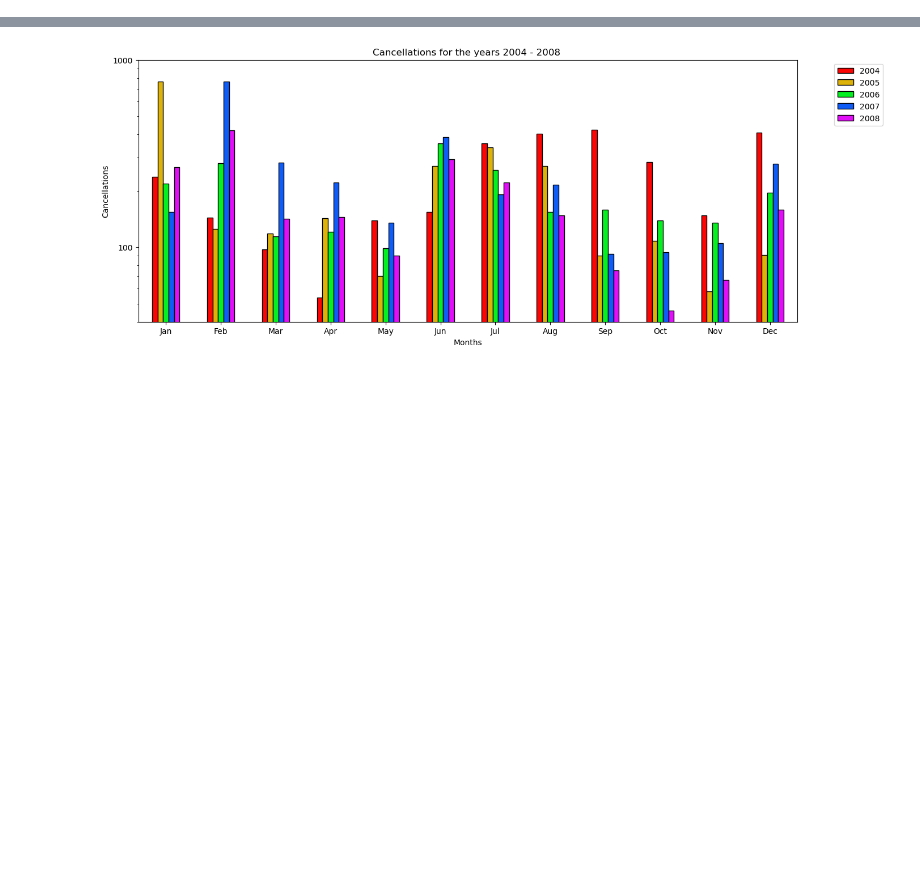
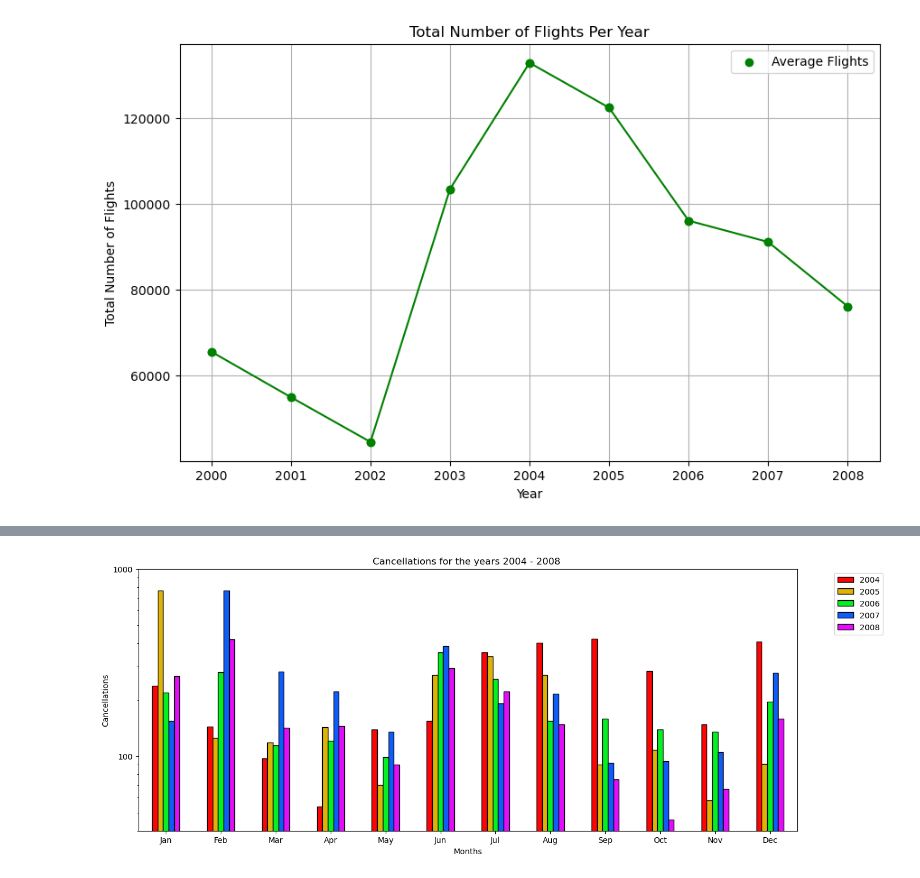
Before and after one commit to purcellcjp/module_7_project_1, a Jupyter notebook: Data/Main.ipynb, the cells around one changed output, grey strips where cells are left out. Saved outputs shown, nothing was run; the diff lists cells and outputs as text; code cells hidden in the pictures; blank space fills up the shorter version.

```diff
--- a/Data/Main.ipynb
+++ b/Data/Main.ipynb
@@ -235,0 +403,7 @@ complete_df.loc[complete_df["CancellationCode"] == "D", "CancellationCode"] = 'S
+# %%
+# Group by Year and calculate the average number of flights for each year
+total_flights_per_year = new_df.groupby('Year').size().reset_index(name='TotalFlights')
+df_styled = total_flights_per_year.style.background_gradient()
+dfi.export(df_styled.set_properties(**{'background-color': 'none','color': 'black'}), "Images/year_total_flights.png")
+# Display the average number of flights per year
+total_flights_per_year
@@ -235,0 +421,21 @@ complete_df.loc[complete_df["CancellationCode"] == "D", "CancellationCode"] = 'S
+# %%
+# Plotting the scatter plot with a connecting line
+plt.figure(figsize=(10, 6))
+
+# Scatter plot
+plt.scatter(total_flights_per_year['Year'], total_flights_per_year['TotalFlights'], color='green', label='Average Flights')
+
+# Line connecting the scatter points
+plt.plot(total_flights_per_year['Year'], total_flights_per_year['TotalFlights'], color='green', linestyle='-', marker='o')
+
+# Labels and title
+plt.xlabel('Year')
+plt.ylabel('Total Number of Flights')
+plt.title('Total Number of Flights Per Year')
+plt.grid(True)
+plt.legend()
+plt.savefig("Images/line_total_flights.png")
+# Display the plot
+plt.show()
+# %% [output]
+[figure, added]
```
Also changed, not shown: parts of 45 cells of this notebook, 6 other files.
